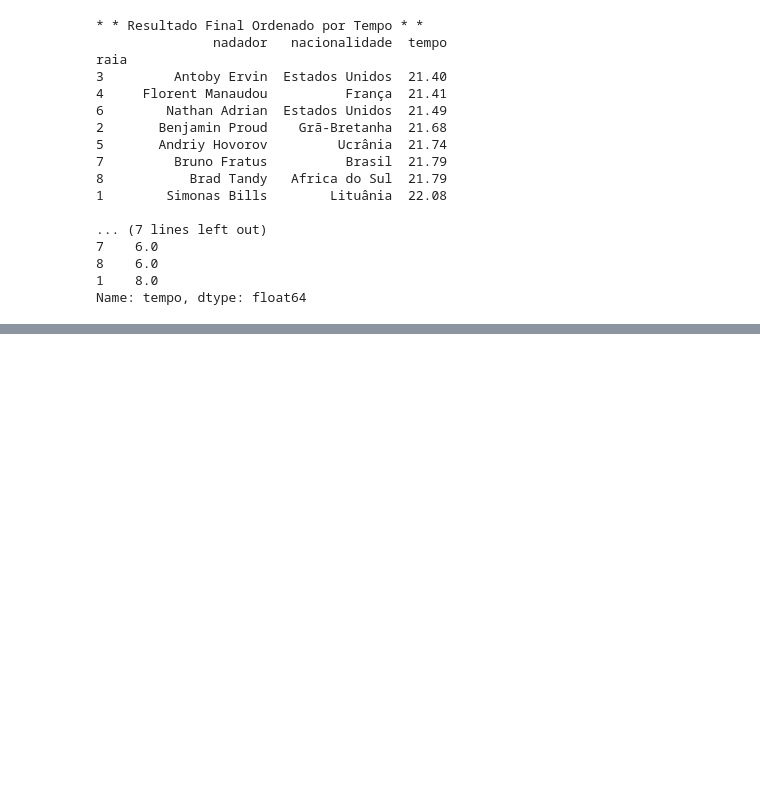
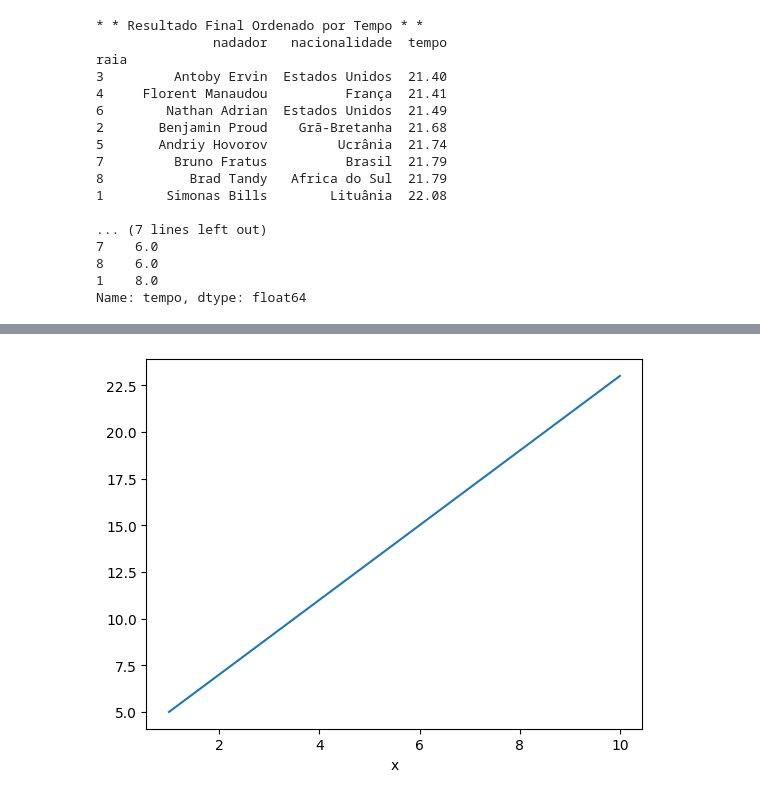
Before and after one commit to EmanuelCAC/data_science_ads, a Jupyter notebook: Explorando_dados.ipynb, the cells around one changed output, grey strips where cells are left out. Cells and saved outputs as stored; diff of their text form; code cells hidden in the pictures; blank space fills up the shorter version.

```diff
--- a/Explorando_dados.ipynb
+++ b/Explorando_dados.ipynb
@@ -216,0 +293,11 @@ Name: tempo, dtype: float64
+# %%
+import pandas as pd
+import matplotlib.pyplot as plt
+
+df = pd.DataFrame({"x": list(range(1,11))})
+df["y"] = (df.x * 2) + 3
+lines = df.plot.line(x="x", y="y", legend=False)
+
+plt.show()
+# %% [output]
+[figure, added]
```
Also changed, not shown: parts of 14 cells of this notebook.
